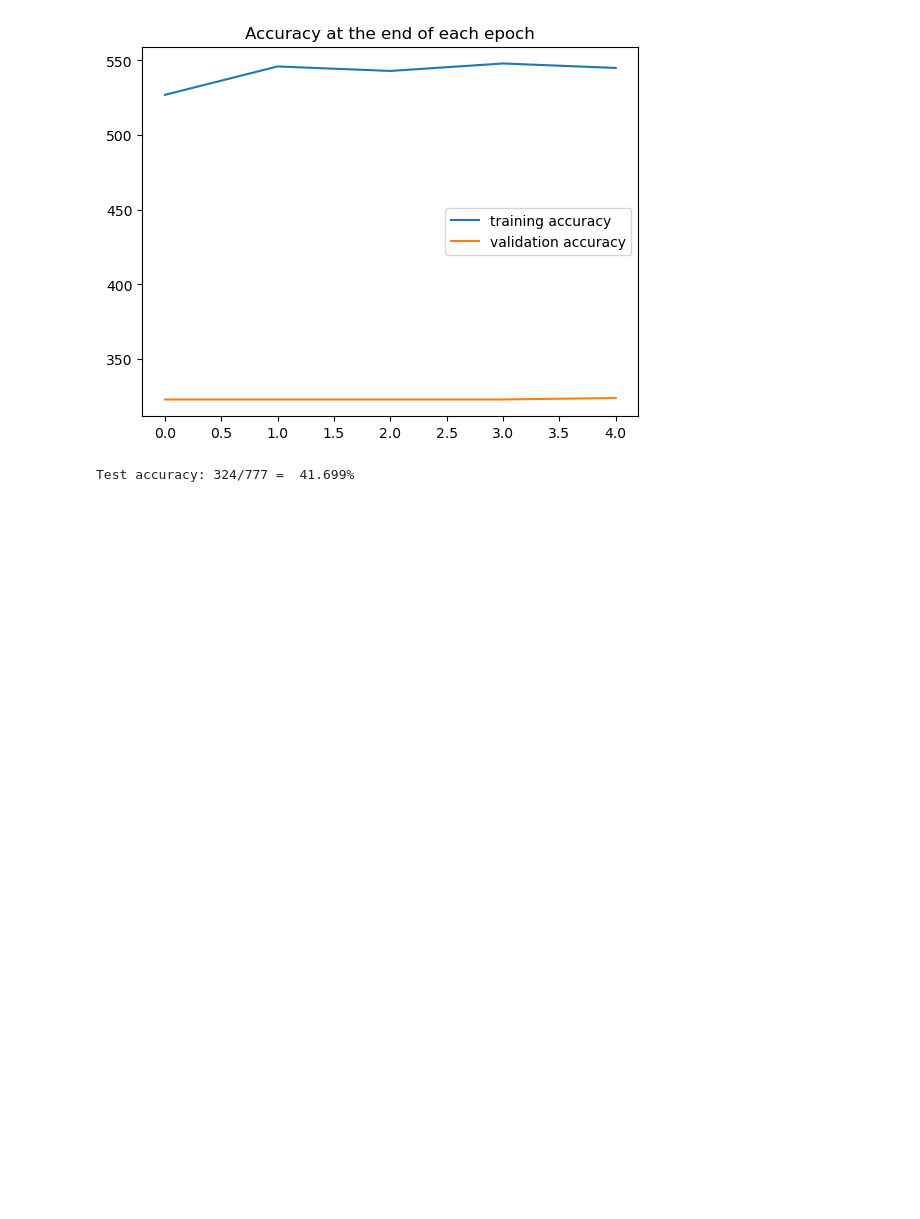
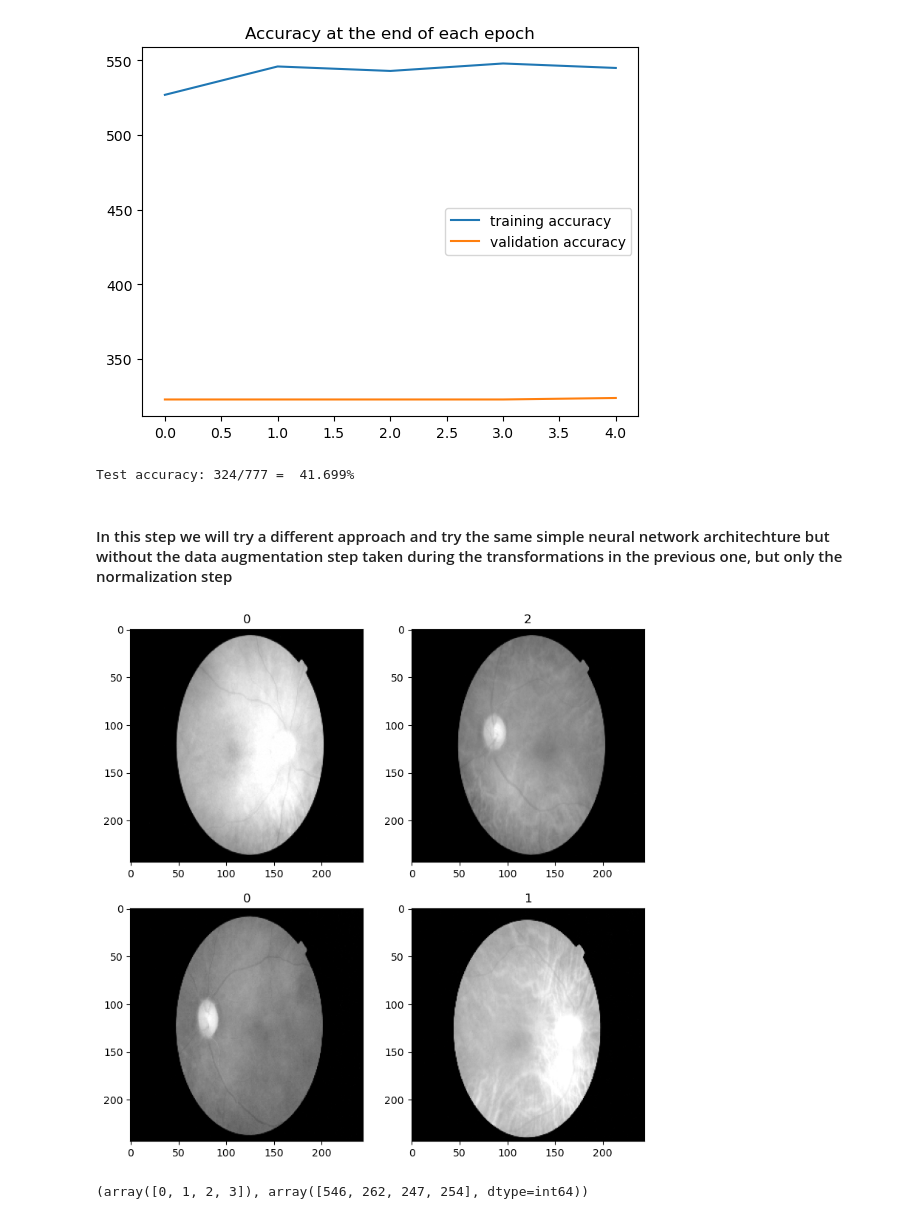
Before and after one commit to pablo-git8/retinoipathy-detection, a Jupyter notebook: notebooks/04_preprocessing_modeling.ipynb, the cells around one changed output. Cells and saved outputs as stored; diff of their text form; code cells hidden in the pictures; blank space fills up the shorter version.

Commit message:
Adding a simple CNN architecture without imge transformation

```diff
--- a/notebooks/04_preprocessing_modeling.ipynb
+++ b/notebooks/04_preprocessing_modeling.ipynb
@@ -858,3 +856,39 @@ with torch.no_grad():
 print(f'Test accuracy: {correct.item()}/{len(val_dataset)} = {correct.item()*100/(len(val_dataset)):7.3f}%')
 # %% [output]
 Test accuracy: 324/777 =  41.699%
+# %% [markdown]
+#### In this step we will try a different approach and try the same simple neural network architechture but without the data augmentation step taken during the transformations in the previous one, but only the normalization step
+# %%
+# list of transformations that need to be done in the data using 'transforms.Compose()' function
+train_transforms = transforms.Compose([
+                                    transforms.ToTensor(),
+                                    transforms.Normalize(mean, std)
+])
+
+# for validation data, we are only applying two of the transformations we did above
+val_transforms = transforms.Compose([
+                                    transforms.ToTensor(),
+                                    transforms.Normalize(mean, std)
+])
+# %%
+# creating train dataset
+train_dataset = torchvision.datasets.DatasetFolder("C:/SPRINGBOARD/retinopathy-detection/data_processed/data_model/train/",
+                                                   loader=load_file,
+                                                  extensions="npy",
+                                                  transform=train_transforms)
+# creating val dataset
+val_dataset = torchvision.datasets.DatasetFolder("C:/SPRINGBOARD/retinopathy-detection/data_processed/data_model/val/",
+                                                   loader=load_file,
+                                                  extensions="npy",
+                                                  transform=val_transforms)
+# %%
+# visualization
+fig, axis = plt.subplots(2, 2, figsize=(9, 9))
+for i in range(2):
+    for j in range(2):
+        random_index = np.random.randint(0, 1047) # returns an index between 0 and 1047
+        eye, label = train_dataset[random_index]
+        axis[i][j].imshow(eye[0], cmap='gray')
+        axis[i][j].set_title(label)
+# %% [output]
+[figure, added]
@@ -860,0 +902,4 @@ Test accuracy: 324/777 =  41.699%
+# %%
+np.unique(train_dataset.targets, return_counts=True) # to get the distribution of the labels
+# %% [output]
+(array([0, 1, 2, 3]), array([546, 262, 247, 254], dtype=int64))
```
Also changed, not shown: parts of 17 cells of this notebook.
